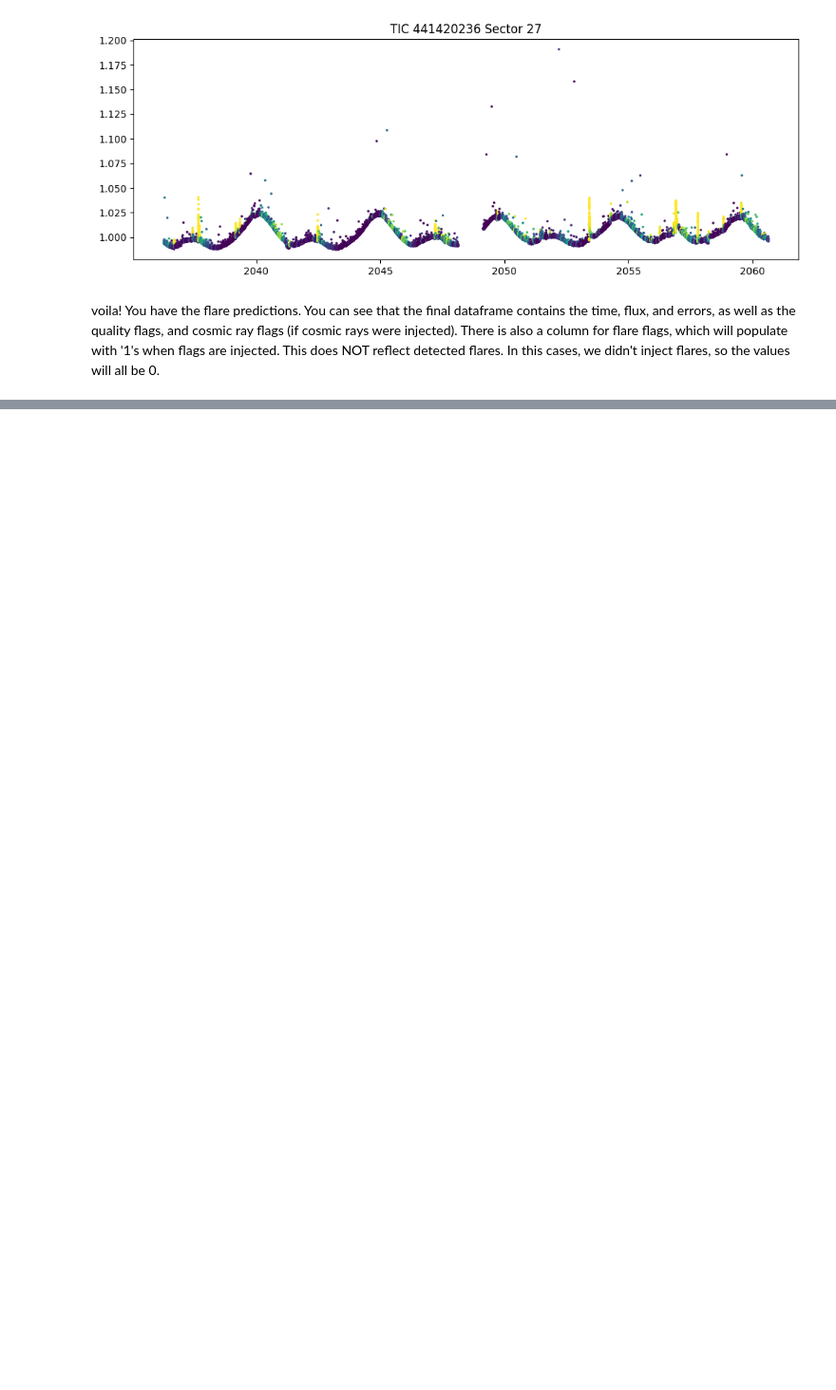
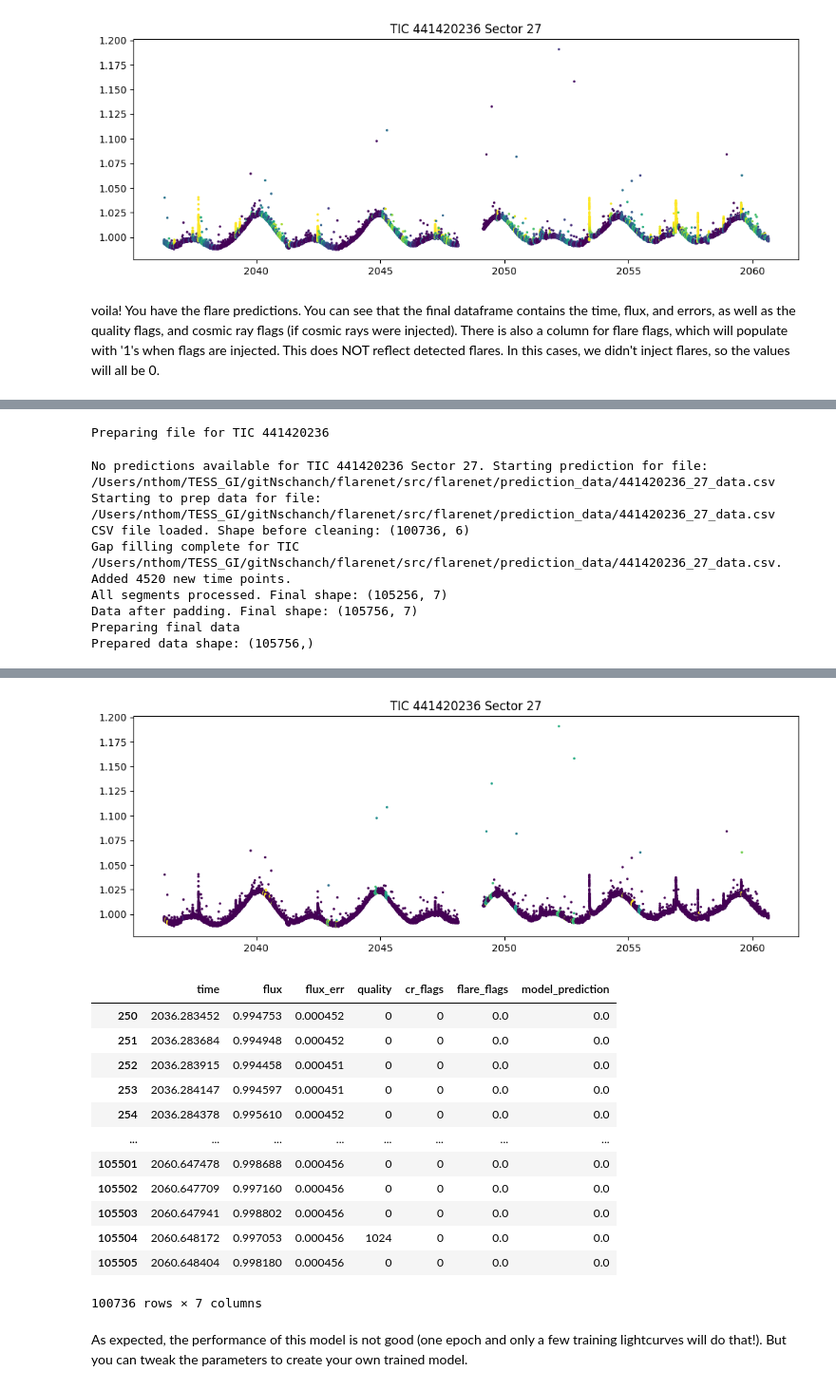
Before and after one commit to veraberger/flarenet, a Jupyter notebook: docs/example.ipynb, the cells around one changed output, grey strips where cells are left out. Shown at 95% size. Saved outputs shown, nothing was run; the diff lists cells and outputs as text; code cells hidden in the pictures; blank space fills up the shorter version.

```diff
--- a/docs/example.ipynb
+++ b/docs/example.ipynb
@@ -115,0 +146,5 @@ aumic_preds
+# %%
+fn = flarenet.Flarenet(model=None, model_weights=None) # Do not use the default model - we want to train a new model.
+
+# save_weights and save_model are the filename for your model. If not specified, it will overwrite the default model.
+fn.train_model(save_weights = 'my_new_weights', save_model = 'my_new_model', verbose=0)
@@ -115,0 +156,12 @@ aumic_preds
+# %%
+fn.predict(441420236, sector=27, save_plot=False, overwrite_predictions=True)
+# %% [output]
+Preparing file for TIC 441420236
+No predictions available for TIC 441420236 Sector 27. Starting prediction for file: /Users/nthom/TESS_GI/gitNschanch/flarenet/src/flarenet/prediction_data/441420236_27_data.csv
+Starting to prep data for file: /Users/nthom/TESS_GI/gitNschanch/flarenet/src/flarenet/prediction_data/441420236_27_data.csv
+CSV file loaded. Shape before cleaning: (100736, 6)
+Gap filling complete for TIC /Users/nthom/TESS_GI/gitNschanch/flarenet/src/flarenet/prediction_data/441420236_27_data.csv. Added 4520 new time points.
+All segments processed. Final shape: (105256, 7)
+Data after padding. Final shape: (105756, 7)
+Preparing final data
+Prepared data shape: (105756,)
@@ -115,0 +171,16 @@ aumic_preds
+[figure, added]
+|  | time | flux | flux_err | quality | cr_flags | flare_flags | model_prediction |
+| 250 | 2036.283452 | 0.994753 | 0.000452 | 0 | 0 | 0.0 | 0.0 |
+| 251 | 2036.283684 | 0.994948 | 0.000452 | 0 | 0 | 0.0 | 0.0 |
+| 252 | 2036.283915 | 0.994458 | 0.000451 | 0 | 0 | 0.0 | 0.0 |
+| 253 | 2036.284147 | 0.994597 | 0.000451 | 0 | 0 | 0.0 | 0.0 |
+| 254 | 2036.284378 | 0.995610 | 0.000452 | 0 | 0 | 0.0 | 0.0 |
+| ... | ... | ... | ... | ... | ... | ... | ... |
+| 105501 | 2060.647478 | 0.998688 | 0.000456 | 0 | 0 | 0.0 | 0.0 |
+| 105502 | 2060.647709 | 0.997160 | 0.000456 | 0 | 0 | 0.0 | 0.0 |
+| 105503 | 2060.647941 | 0.998802 | 0.000456 | 0 | 0 | 0.0 | 0.0 |
+| 105504 | 2060.648172 | 0.997053 | 0.000456 | 1024 | 0 | 0.0 | 0.0 |
+| 105505 | 2060.648404 | 0.998180 | 0.000456 | 0 | 0 | 0.0 | 0.0 |
+100736 rows × 7 columns
+# %% [markdown]
+As expected, the performance of this model is not good (one epoch and only a few training lightcurves will do that!). But you can tweak the parameters to create your own trained model.
```
Also changed, not shown: parts of 10 cells of this notebook, 5 other files.
